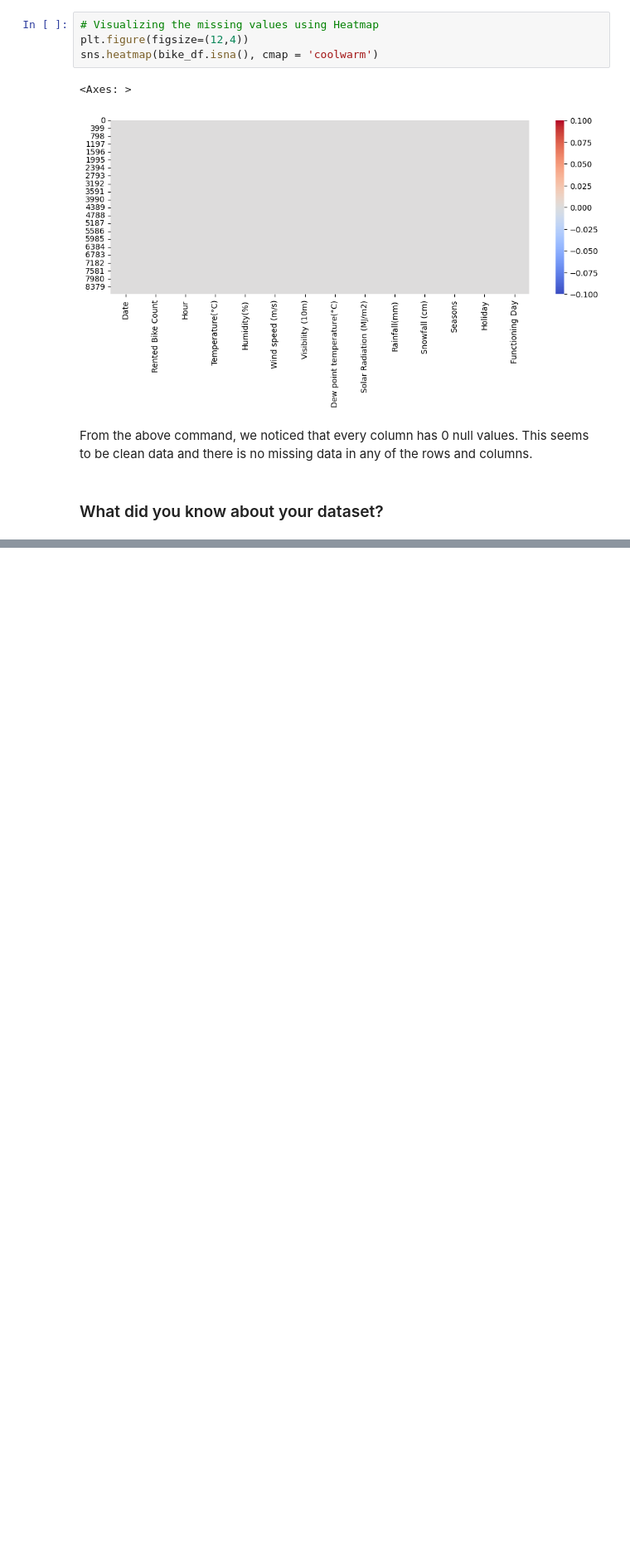
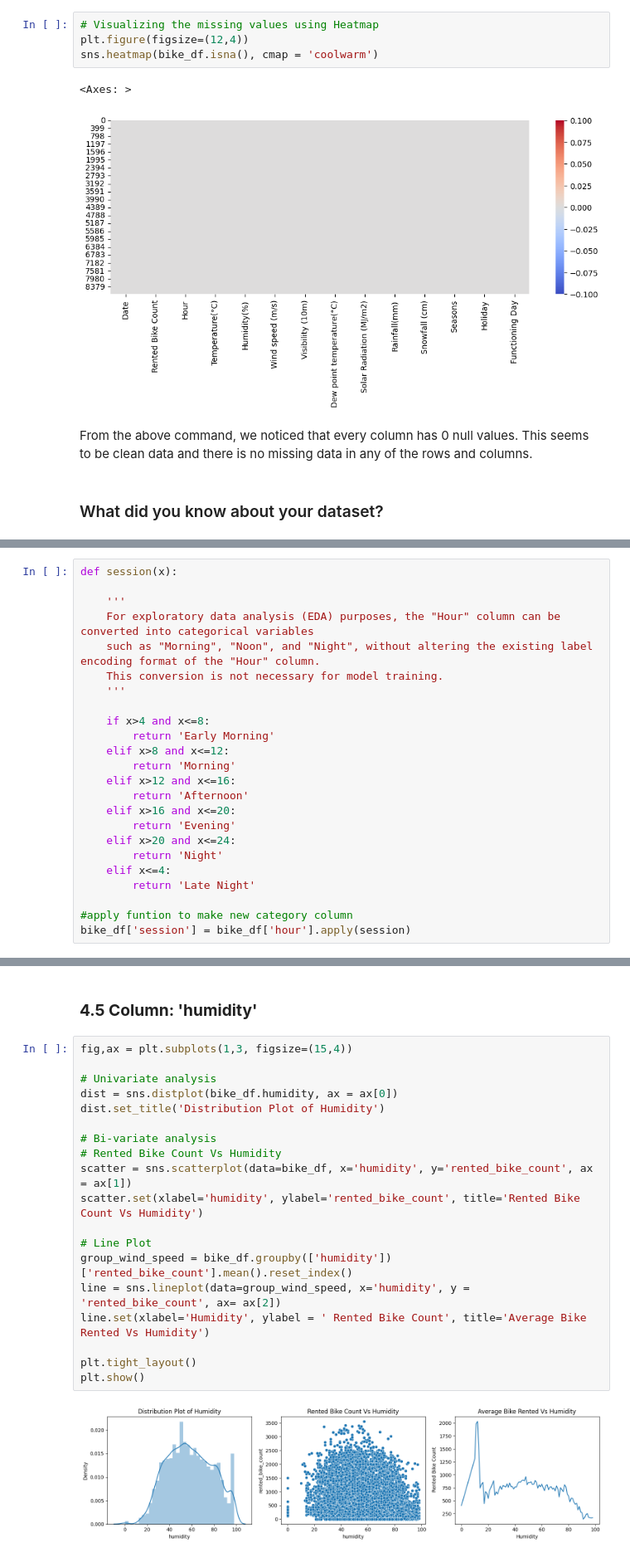
Before and after one commit to sufawan20/Bike-Sharing-Demand-Prediction-Regression-project, a Jupyter notebook: Bike_Sharing_Demand_Prediction.ipynb, the cells around one changed output, grey strips where cells are left out. Shown at 83% size. Drawn from its saved outputs; the diff is of its cells as text; blank space fills up the shorter version.

```diff
--- a/Bike_Sharing_Demand_Prediction.ipynb
+++ b/Bike_Sharing_Demand_Prediction.ipynb
@@ -224,0 +373,24 @@ From the above command, we noticed that every column has 0 null values. This see
+# %%
+def session(x):
+
+    '''
+    For exploratory data analysis (EDA) purposes, the "Hour" column can be converted into categorical variables
+    such as "Morning", "Noon", and "Night", without altering the existing label encoding format of the "Hour" column.
+    This conversion is not necessary for model training.
+    '''
+
+    if x>4 and x<=8:
+        return 'Early Morning'
+    elif x>8 and x<=12:
+        return 'Morning'
+    elif x>12 and x<=16:
+        return 'Afternoon'
+    elif x>16 and x<=20:
+        return 'Evening'
+    elif x>20 and x<=24:
+        return 'Night'
+    elif x<=4:
+        return 'Late Night'
+
+#apply funtion to make new category column
+bike_df['session'] = bike_df['hour'].apply(session)
@@ -224,0 +506,23 @@ From the above command, we noticed that every column has 0 null values. This see
+# %% [markdown]
+### **4.5 Column: 'humidity'**
+# %%
+fig,ax = plt.subplots(1,3, figsize=(15,4))
+
+# Univariate analysis
+dist = sns.distplot(bike_df.humidity, ax = ax[0])
+dist.set_title('Distribution Plot of Humidity')
+
+# Bi-variate analysis
+# Rented Bike Count Vs Humidity
+scatter = sns.scatterplot(data=bike_df, x='humidity', y='rented_bike_count', ax = ax[1])
+scatter.set(xlabel='humidity', ylabel='rented_bike_count', title='Rented Bike Count Vs Humidity')
+
+# Line Plot
+group_wind_speed = bike_df.groupby(['humidity'])['rented_bike_count'].mean().reset_index()
+line = sns.lineplot(data=group_wind_speed, x='humidity', y = 'rented_bike_count', ax= ax[2])
+line.set(xlabel='Humidity', ylabel = ' Rented Bike Count', title='Average Bike Rented Vs Humidity')
+
+plt.tight_layout()
+plt.show()
+# %% [output]
+[figure, added]
```
Also changed, not shown: parts of 43 cells of this notebook.
